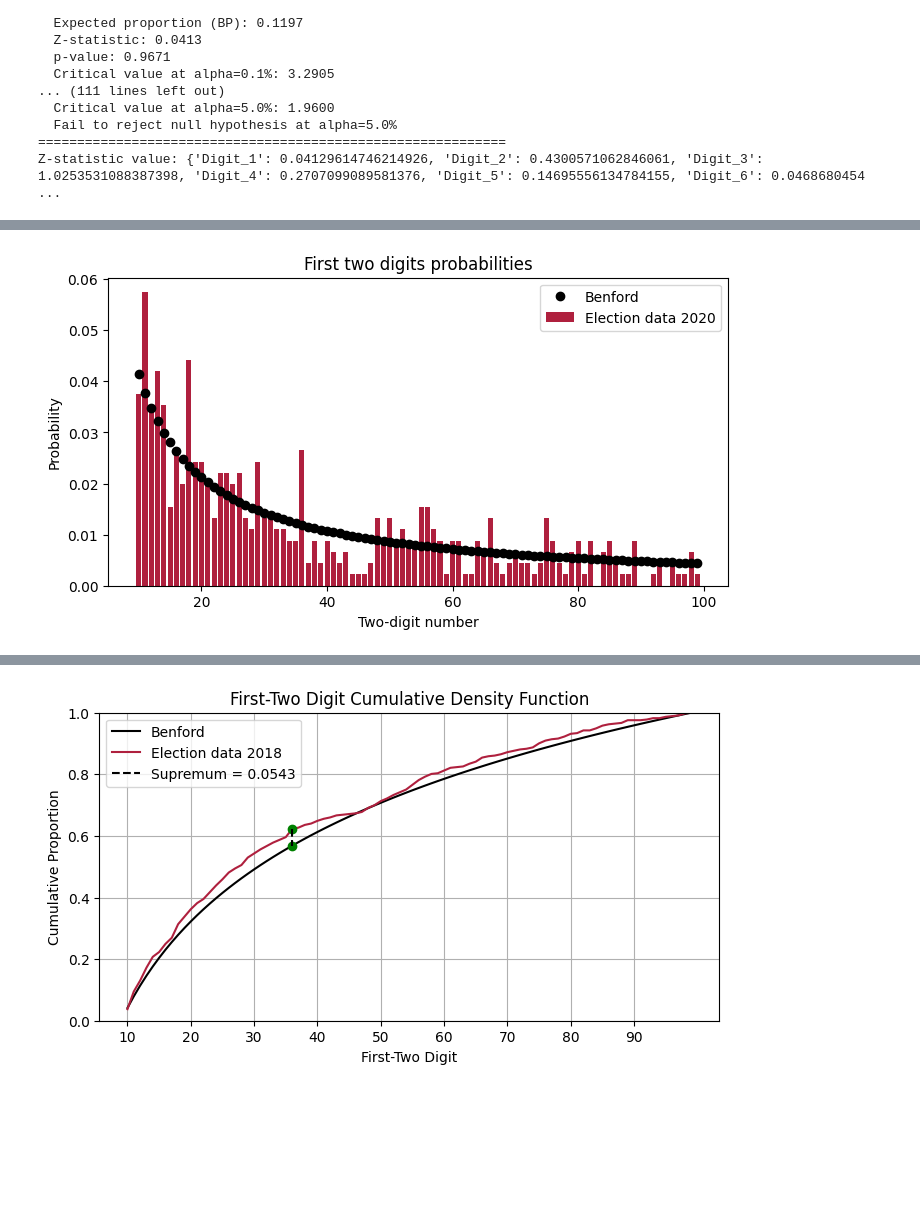
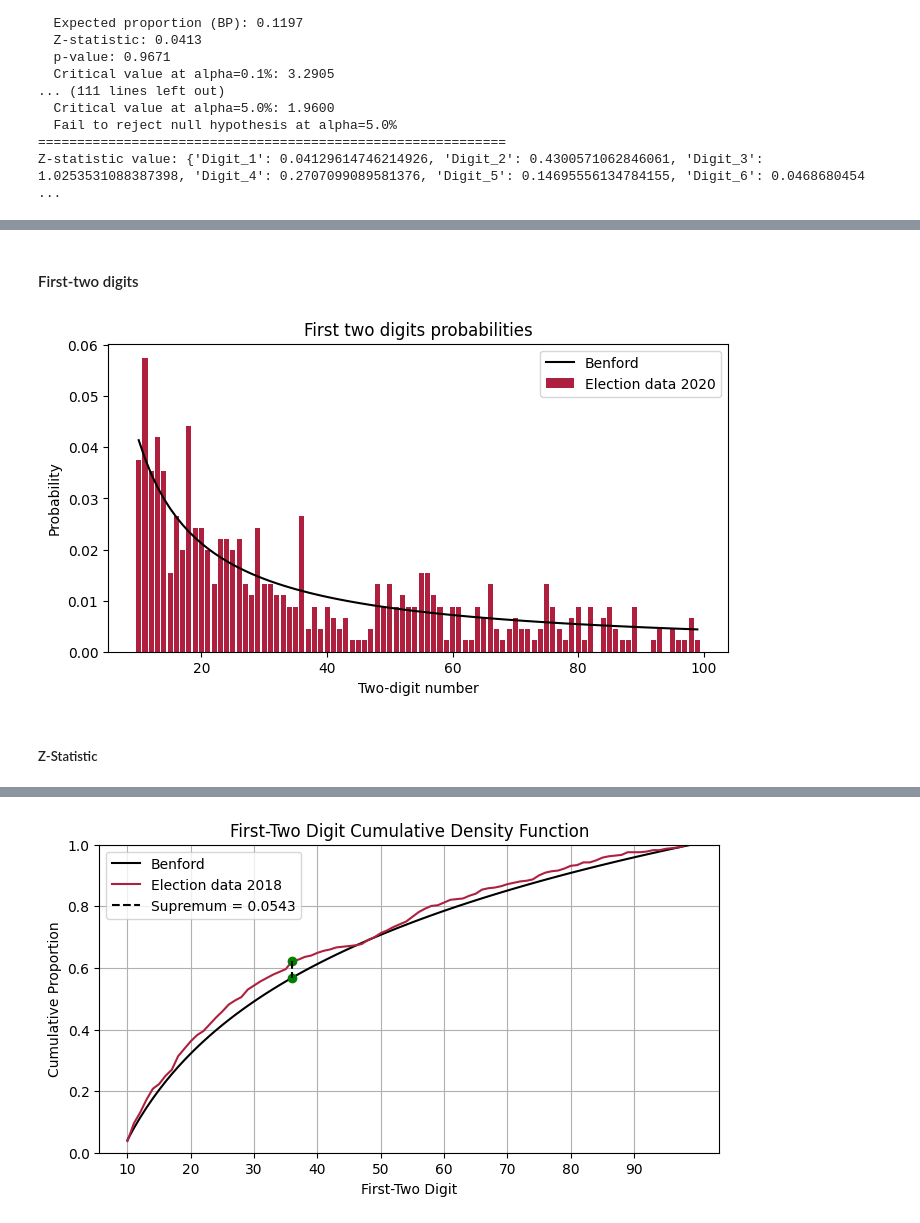
Before and after one commit to Ftoffoletto/masterthesis, a Jupyter notebook: Election/Benford.ipynb, the cells around one changed output, grey strips where cells are left out. Drawn from its saved outputs; the diff is of its cells as text; code cells hidden in the pictures; blank space fills up the shorter version.

```diff
--- a/Election/Benford.ipynb
+++ b/Election/Benford.ipynb
@@ -2920,12 +3481,16 @@ Z-statistic value: {'Digit_1': 0.04129614746214926, 'Digit_2': 0.430057106284606
+# %% [markdown]
+#### First-two digits
 # %%
 #compute the first-two digit of the 'GENERAL RESULTS' column and plot it in a graph, with a line black for Benford's Law and a bar chart for the election data
 fig, ax = plt.subplots(figsize=(8, 4))
-ax.plot(list(Benford_theory_firsttwo_digits().keys()), list(Benford_theory_firsttwo_digits().values()), 'ko', label='Benford')
+ax.plot(list(Benford_theory_firsttwo_digits().keys()), list(Benford_theory_firsttwo_digits().values()), 'k', label='Benford')
 ax.bar(data_digit_probabilities_firsttwo(election_data_20['GENERAL RESULTS']).keys(), data_digit_probabilities_firsttwo(election_data_20['GENERAL RESULTS']).values(), label='Election data 2020', color='#af203e')
 ax.set_title('First two digits probabilities')
 ax.set_xlabel('Two-digit number')
 ax.set_ylabel('Probability')
 ax.legend()
 plt.show()
 # %% [output]
-[figure, old version]
+[figure, new version]
+# %% [markdown]
+##### Z-Statistic
```
Also changed, not shown: parts of 65 cells of this notebook, 2 other files.
